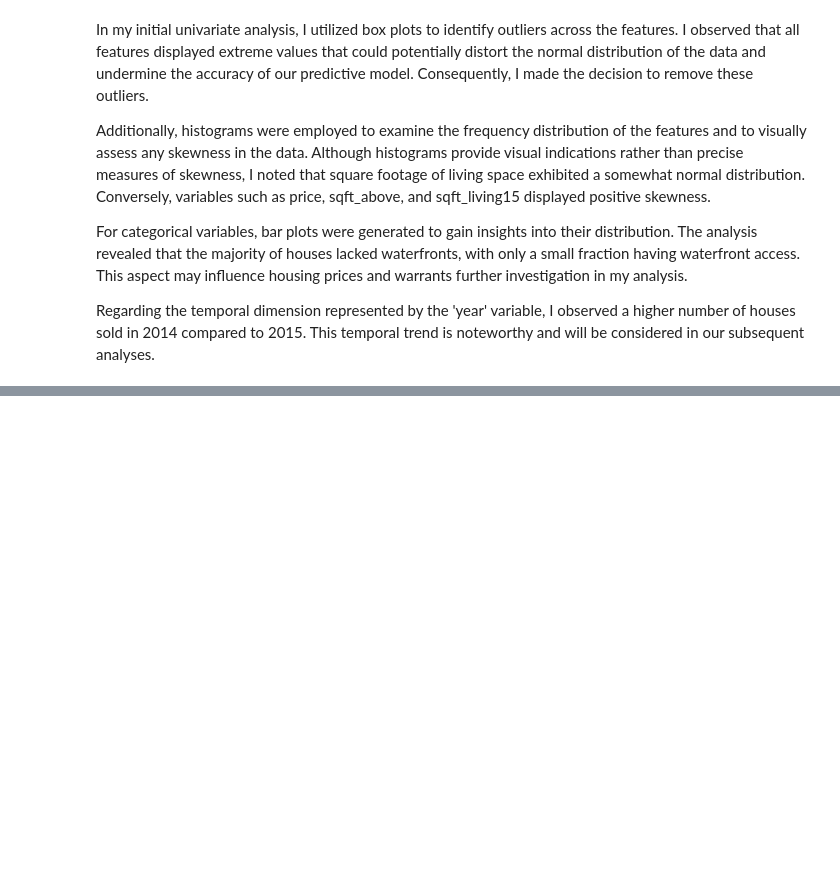
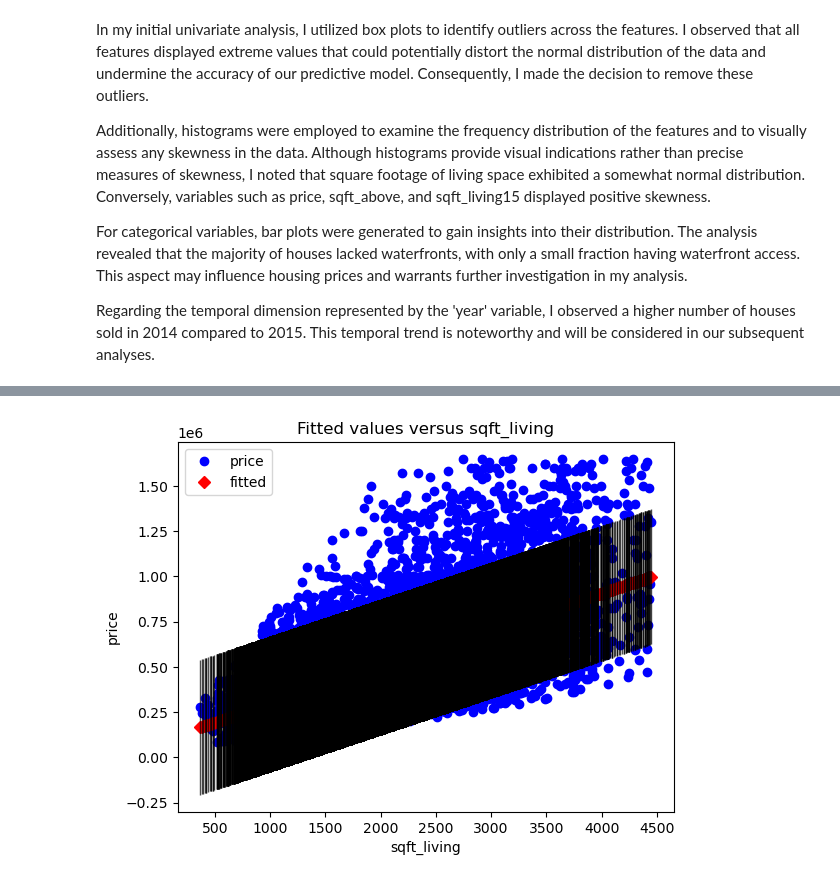
Before and after one commit to bourzat/group-2-phase-2-project, a Jupyter notebook: notebooks/Robert.ipynb, the cells around one changed output, grey strips where cells are left out. Cells and saved outputs as stored; diff of their text form; code cells hidden in the pictures; blank space fills up the shorter version.

Commit message:
Modelling

```diff
--- a/notebooks/Robert.ipynb
+++ b/notebooks/Robert.ipynb
@@ -475,0 +550,8 @@ Regarding the temporal dimension represented by the 'year' variable, I observed
+# %%
+y = data_subset["price"]
+X_baseline = data_subset[["sqft_living"]]
+# %%
+baseline_model = sm.OLS(y, sm.add_constant(X_baseline))
+baseline_results = baseline_model.fit()
+
+print(baseline_results.summary())
@@ -475,0 +581,6 @@ Regarding the temporal dimension represented by the 'year' variable, I observed
+# %%
+#Plotting the fit of the baseline model on the "sqft_living" feature
+sm.graphics.plot_fit(baseline_results, "sqft_living")
+plt.show()
+# %% [output]
+[figure, added]
```
Also changed, not shown: parts of 11 cells of this notebook.
